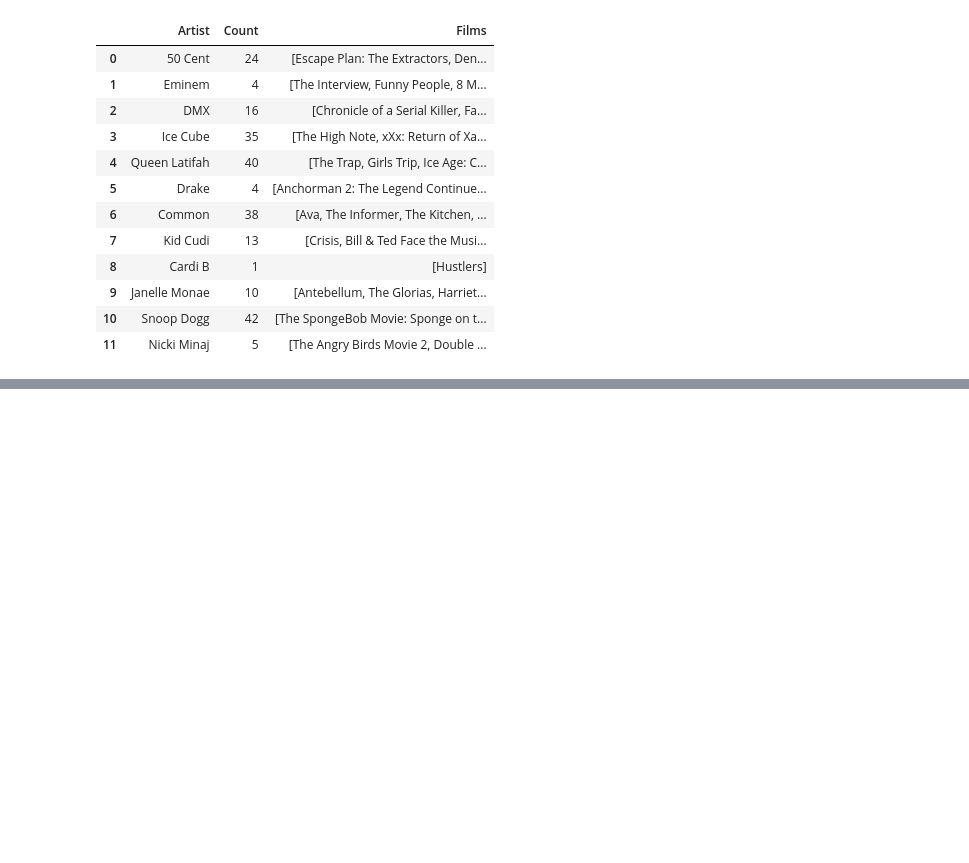
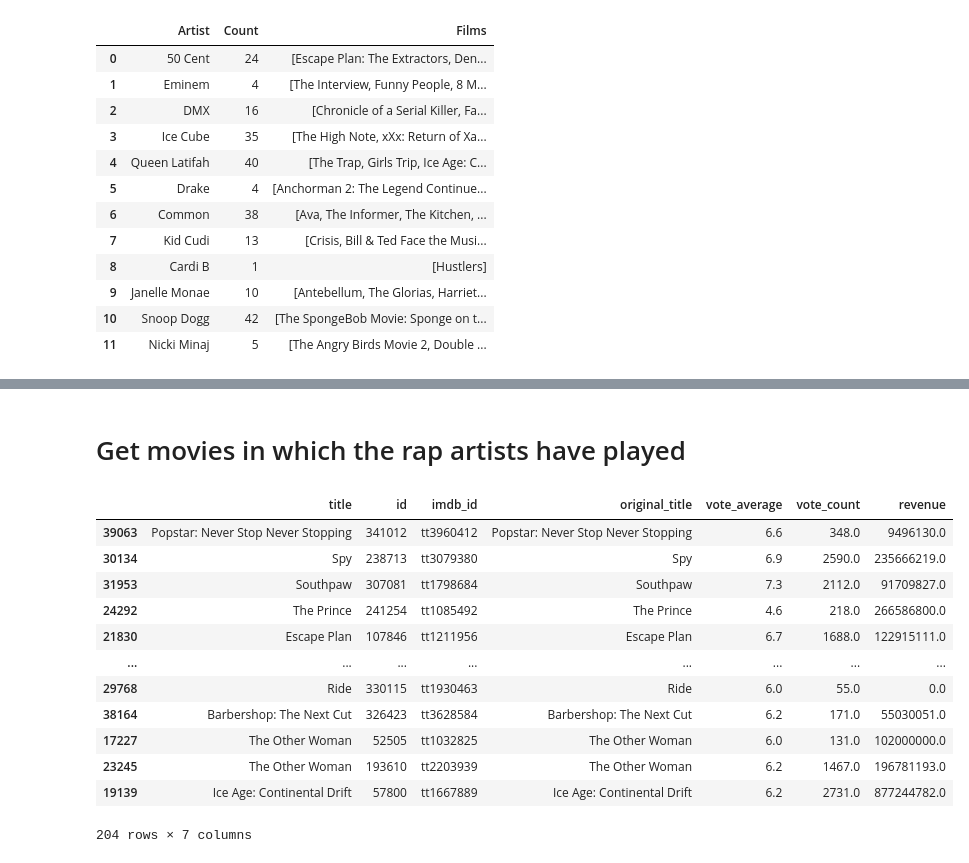
Before and after one commit to vuminhle1997/Lab_09_Semantics, a Jupyter notebook: main.ipynb, the cells around one changed output, grey strips where cells are left out. Cells and saved outputs as stored; diff of their text form; code cells hidden in the pictures; blank space fills up the shorter version.

```diff
--- a/main.ipynb
+++ b/main.ipynb
@@ -130,0 +165,26 @@ table
+# %% [markdown]
+# Get movies in which the rap artists have played
+# %%
+movies = pandas.DataFrame()
+
+for data in overlappingData:
+    for movie in data['films']:
+        m = moviesData[moviesData['title'] == movie]
+        if m.empty is False and m['title'] is not None:
+            movies = pandas.concat([movies, m])
+
+movies
+# %% [output]
+|  | title | id | imdb_id | original_title | vote_average | vote_count | revenue |
+| 39063 | Popstar: Never Stop Never Stopping | 341012 | tt3960412 | Popstar: Never Stop Never Stopping | 6.6 | 348.0 | 9496130.0 |
+| 30134 | Spy | 238713 | tt3079380 | Spy | 6.9 | 2590.0 | 235666219.0 |
+| 31953 | Southpaw | 307081 | tt1798684 | Southpaw | 7.3 | 2112.0 | 91709827.0 |
+| 24292 | The Prince | 241254 | tt1085492 | The Prince | 4.6 | 218.0 | 266586800.0 |
+| 21830 | Escape Plan | 107846 | tt1211956 | Escape Plan | 6.7 | 1688.0 | 122915111.0 |
+| ... | ... | ... | ... | ... | ... | ... | ... |
+| 29768 | Ride | 330115 | tt1930463 | Ride | 6.0 | 55.0 | 0.0 |
+| 38164 | Barbershop: The Next Cut | 326423 | tt3628584 | Barbershop: The Next Cut | 6.2 | 171.0 | 55030051.0 |
+| 17227 | The Other Woman | 52505 | tt1032825 | The Other Woman | 6.0 | 131.0 | 102000000.0 |
+| 23245 | The Other Woman | 193610 | tt2203939 | The Other Woman | 6.2 | 1467.0 | 196781193.0 |
+| 19139 | Ice Age: Continental Drift | 57800 | tt1667889 | Ice Age: Continental Drift | 6.2 | 2731.0 | 877244782.0 |
+204 rows × 7 columns
```
Also changed, not shown: parts of 8 cells of this notebook, 2 other files.
